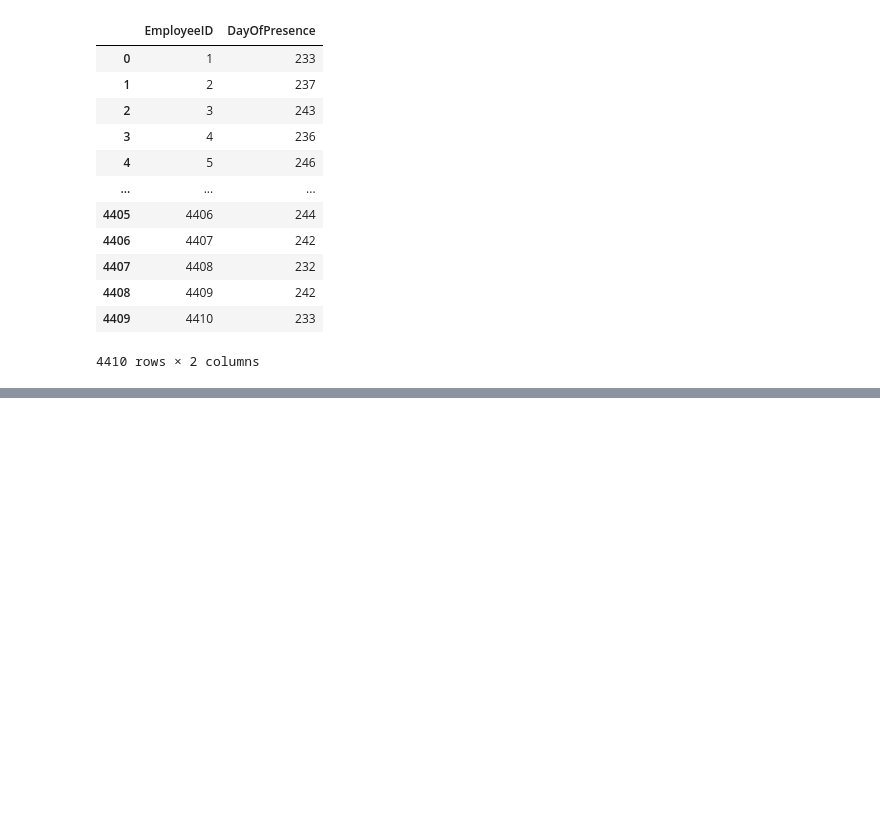
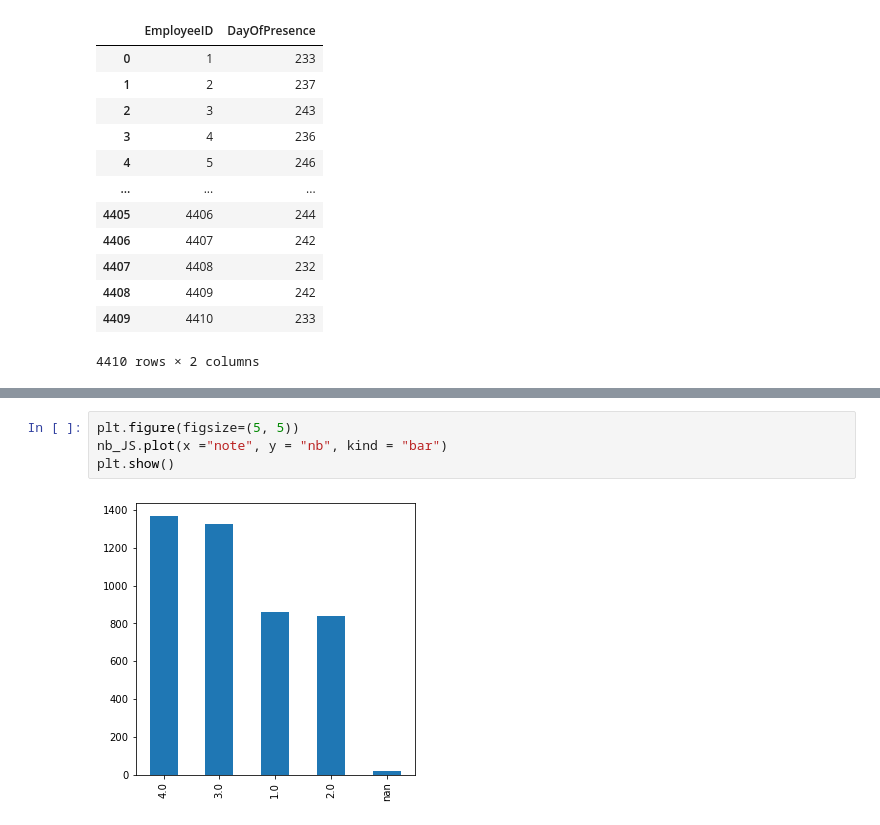
Before and after one commit to Teerath67/Projet-IA, a Jupyter notebook: ProjetIA2.ipynb, the cells around one changed output, grey strips where cells are left out. Saved outputs shown, nothing was run; the diff lists cells and outputs as text; blank space fills up the shorter version.

```diff
--- a/ProjetIA2.ipynb
+++ b/ProjetIA2.ipynb
@@ -478,0 +606,6 @@ general
+# %%
+plt.figure(figsize=(5, 5))
+nb_JS.plot(x ="note", y = "nb", kind = "bar")
+plt.show()
+# %% [output]
+[figure, added]
```
Also changed, not shown: parts of 22 cells of this notebook.
